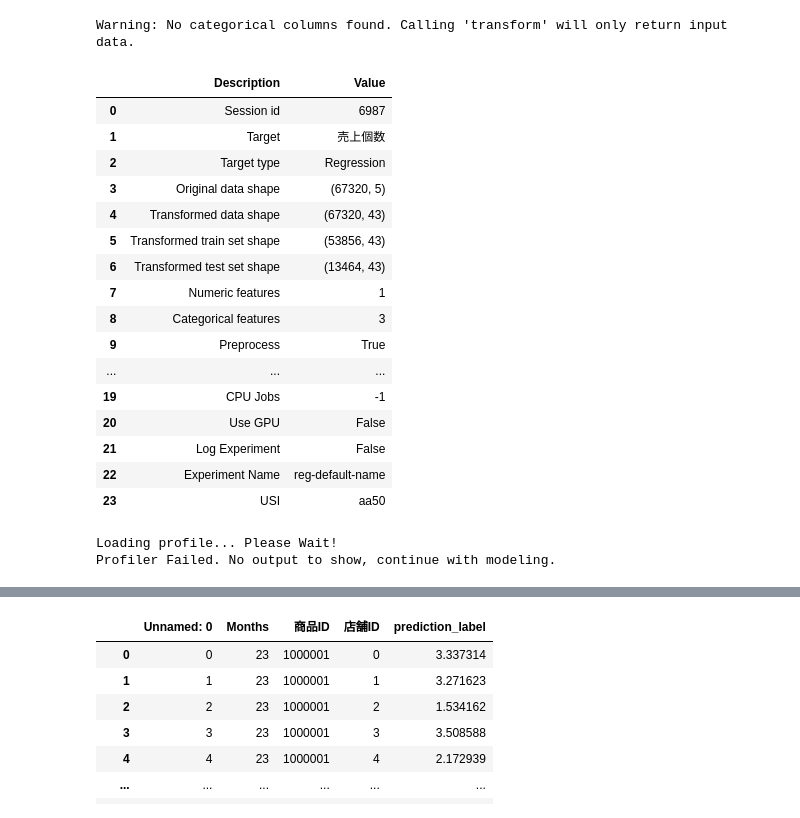
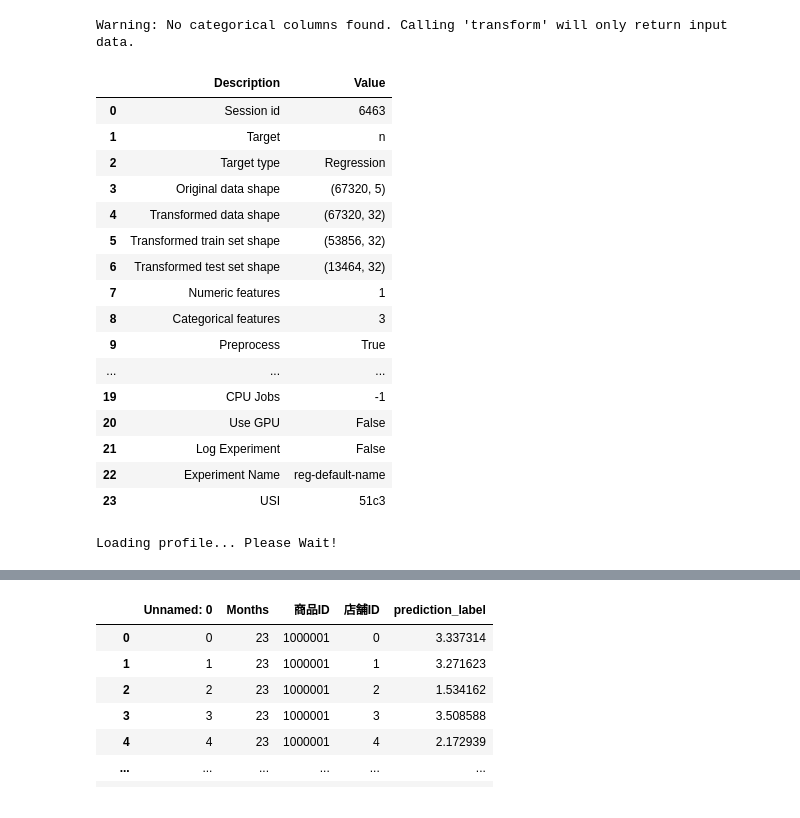
Before and after one commit to Makoto-Noda/dev, a Jupyter notebook: PBL01/PBL01/PBL01_model_permonth.ipynb, the cells around one changed output, grey strips where cells are left out. Cells and saved outputs as stored; diff of their text form; code cells hidden in the pictures.

```diff
--- a/PBL01/PBL01/PBL01_model_permonth.ipynb
+++ b/PBL01/PBL01/PBL01_model_permonth.ipynb
@@ -2,6 +2,5 @@
 import pandas as pd
 from pycaret.regression import *
 # %%
-train = pd.read_csv("train_permonth.csv")
-test= pd.read_csv("test2.csv")
-test = test.drop(columns=test.columns[1])
+train = pd.read_csv("train_meanprice.csv")
+test= pd.read_csv("test_meanprice.csv")
@@ -8,15 +23,15 @@ test = test.drop(columns=test.columns[1])
 # %%
-exp1 = setup(train, target="売上個数", normalize=True, categorical_features=["Months", "商品ID", "店舗ID"], train_size=0.8, profile=True)
+exp1 = setup(train, target="n", normalize=True, categorical_features=["Month", "shopID", "itemID"], train_size=0.8, profile=True)
 # %% [output]
 Warning: No categorical columns found. Calling 'transform' will only return input data.
 |  | Description | Value |
-| 0 | Session id | 6987 |
-| 1 | Target | 売上個数 |
+| 0 | Session id | 6463 |
+| 1 | Target | n |
 | 2 | Target type | Regression |
 | 3 | Original data shape | (67320, 5) |
-| 4 | Transformed data shape | (67320, 43) |
-| 5 | Transformed train set shape | (53856, 43) |
-| 6 | Transformed test set shape | (13464, 43) |
+| 4 | Transformed data shape | (67320, 32) |
+| 5 | Transformed train set shape | (53856, 32) |
+| 6 | Transformed test set shape | (13464, 32) |
 | 7 | Numeric features | 1 |
 | 8 | Categorical features | 3 |
 | 9 | Preprocess | True |
@@ -25,9 +40,8 @@ Warning: No categorical columns found. Calling 'transform' will only return inpu
 | 20 | Use GPU | False |
 | 21 | Log Experiment | False |
 | 22 | Experiment Name | reg-default-name |
-| 23 | USI | aa50 |
+| 23 | USI | 51c3 |
 Loading profile... Please Wait!
-Profiler Failed. No output to show, continue with modeling.
 # %%
 lgbm = create_model("lightgbm")
 # %% [output]
```
Also changed, not shown: parts of 8 cells of this notebook.
